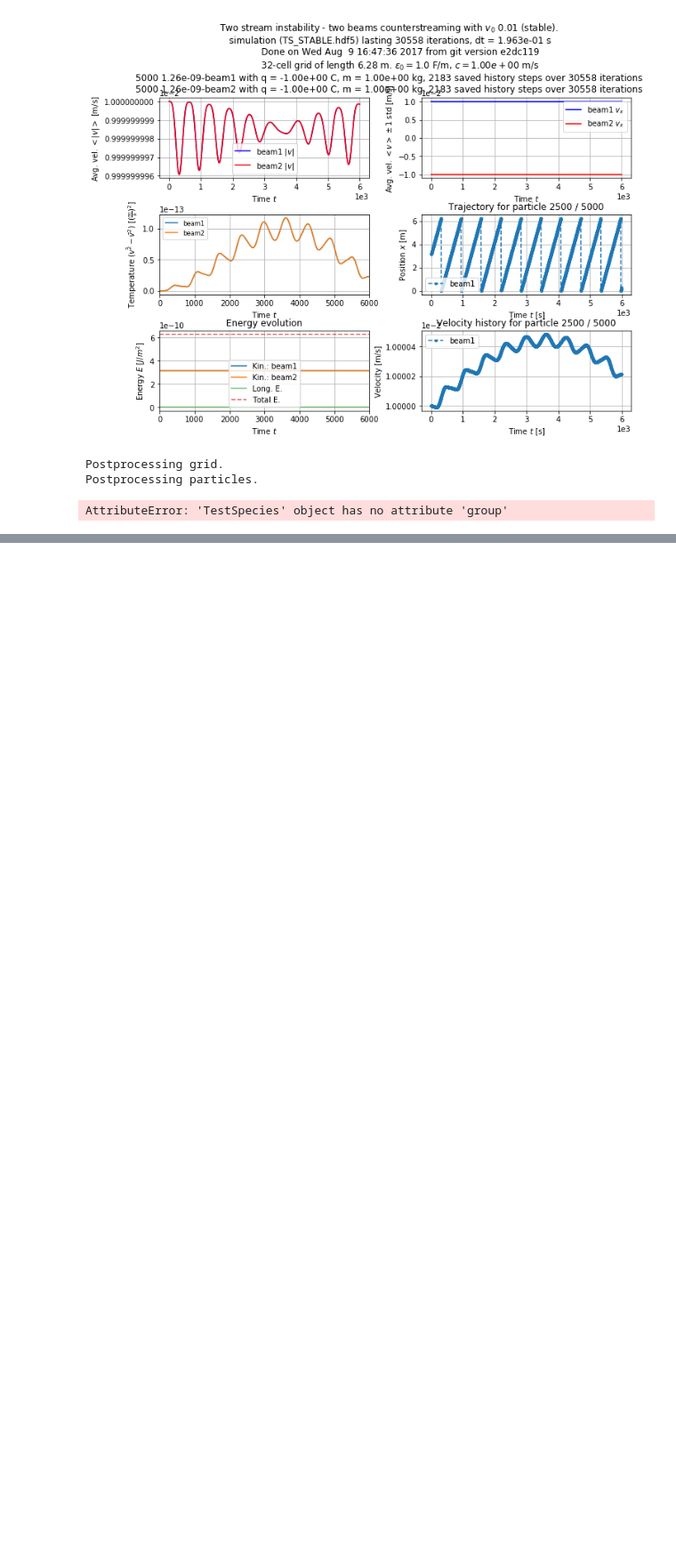
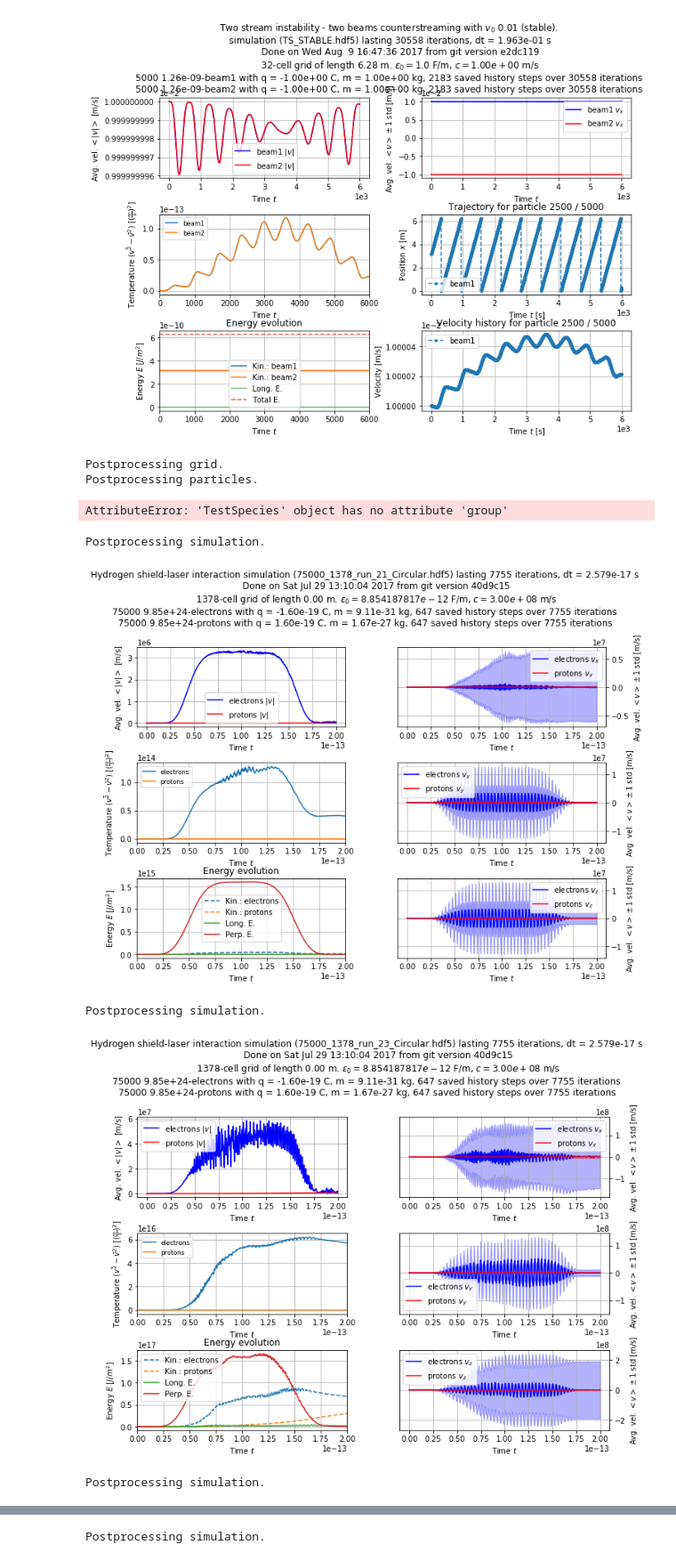
Before and after one commit to RickeyEstes/PythonPIC, a Jupyter notebook: docs/ipynb/plots.ipynb, the cells around one changed output, grey strips where cells are left out. Shown at 89% size. Saved outputs shown, nothing was run; the diff lists cells and outputs as text; code cells hidden in the pictures; blank space fills up the shorter version.

Commit message:
Plot fixes

```diff
--- a/docs/ipynb/plots.ipynb
+++ b/docs/ipynb/plots.ipynb
@@ -87,3 +88,17 @@ run_twostream.plots(S4, *args, alpha=03.)
 Postprocessing grid.
 Postprocessing particles.
 AttributeError: 'TestSpecies' object has no attribute 'group'
+# %%
+for dataset in ["75000_1378_run_21_Circular",
+                "75000_1378_run_23_Circular",
+                "75000_1378_run_21_Ey",
+                "75000_1378_run_23_Ey"]:
+#     S_laser = run_laser.laser(dataset, 75000, 1378, 0, 0, 0).lazy_run()
+    S_laser = load_simulation(f"data_analysis/{dataset}/{dataset}.hdf5")
+    run_laser.plots(S_laser, *args, alpha=0.3)
+# %% [output]
+Postprocessing simulation.
+[figure, added]
+Postprocessing simulation.
+[figure, added]
+Postprocessing simulation.
@@ -89,0 +106 @@ AttributeError: 'TestSpecies' object has no attribute 'group'
+Postprocessing simulation.
```
Also changed, not shown: parts of 5 cells of this notebook, 5 other files.
